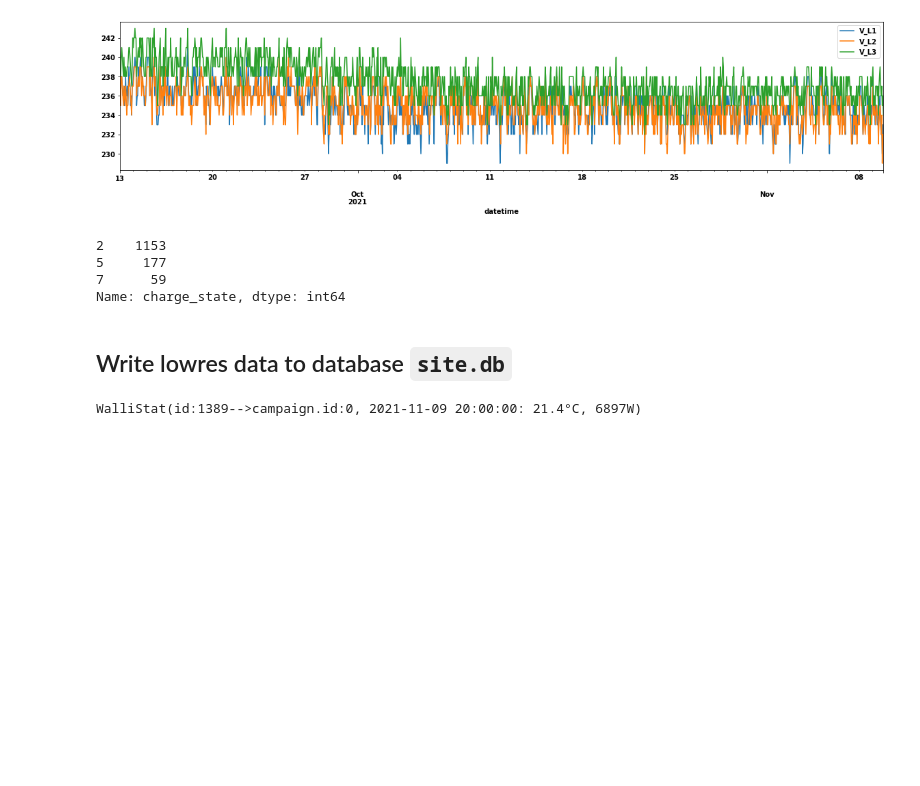
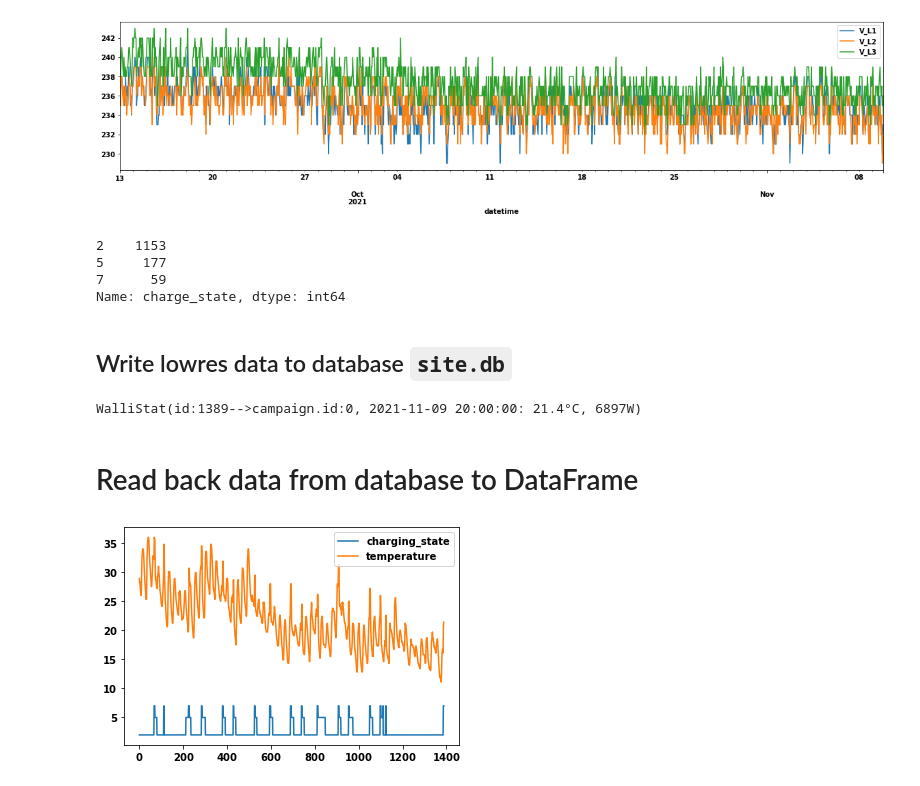
Before and after one commit to munich-ml/raspi_walli, a Jupyter notebook: database/database_migration/migrate_log_data_to_db.ipynb, the cells around one changed output. Cells and saved outputs as stored; diff of their text form; code cells hidden in the pictures; blank space fills up the shorter version.

```diff
--- a/database/database_migration/migrate_log_data_to_db.ipynb
+++ b/database/database_migration/migrate_log_data_to_db.ipynb
@@ -139,3 +139,12 @@ db.session.commit()
 ws
 # %% [output]
 WalliStat(id:1389-->campaign.id:0, 2021-11-09 20:00:00: 21.4°C, 6897W)
+# %% [markdown]
+# Read back data from database to DataFrame
+# %%
+wss = db.session.query(WalliStat).all()
+df = WalliStat.to_dataframe(wss)
+# %%
+df[["charging_state", "temperature"]].plot();
+# %% [output]
+[figure, added]
```
Also changed, not shown: 1 other file.
